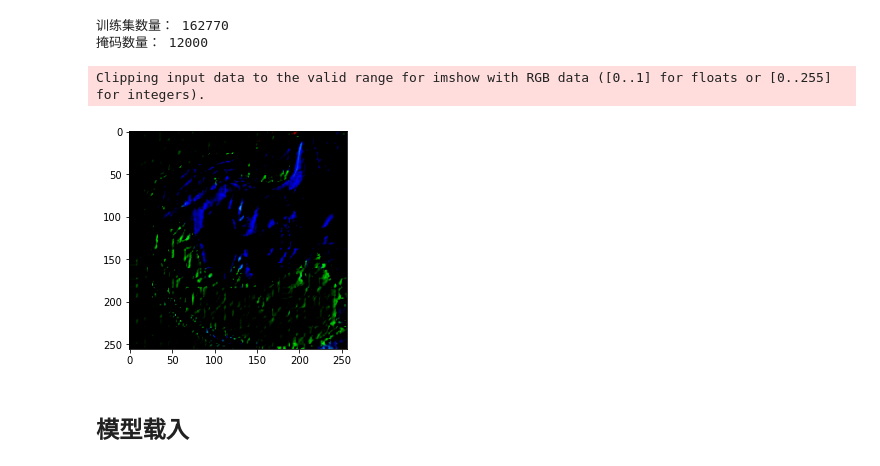
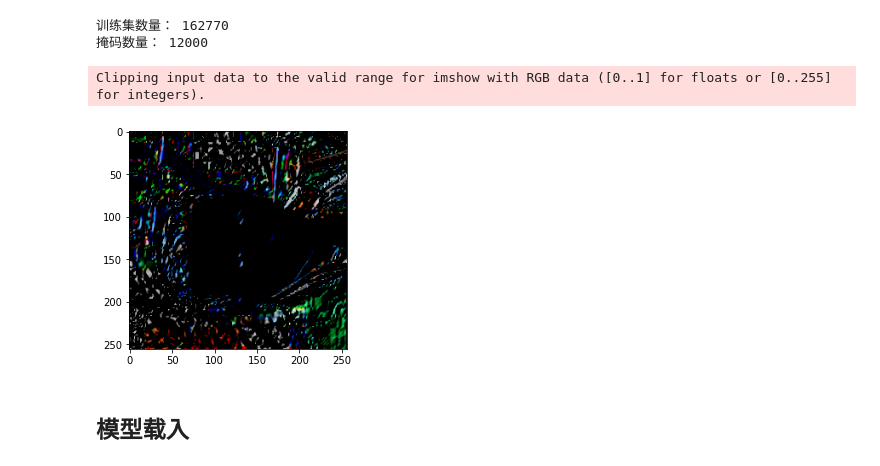
Before and after one commit to xinetzone/CSA-inpainting, a Jupyter notebook: train-add.ipynb, the cells around one changed output. Cells and saved outputs as stored; diff of their text form; code cells hidden in the pictures.

```diff
--- a/train-add.ipynb
+++ b/train-add.ipynb
@@ -28,14 +28,14 @@ print('掩码数量：', len(maskset))
 训练集数量： 162770
 掩码数量： 12000
 # %%
-x = train_data[10][0].transpose(0, 2)
+x = train_data[7][0].transpose(0, 2)
 
 from matplotlib import pyplot as plt
 # 查看处理后的图片
 plt.imshow(x);
 # %% [output]
 Clipping input data to the valid range for imshow with RGB data ([0..1] for floats or [0..255] for integers).
-[figure, old version]
+[figure, new version]
 # %% [markdown]
 ## 模型载入
 # %%
```
Also changed, not shown: parts of 9 cells of this notebook.
